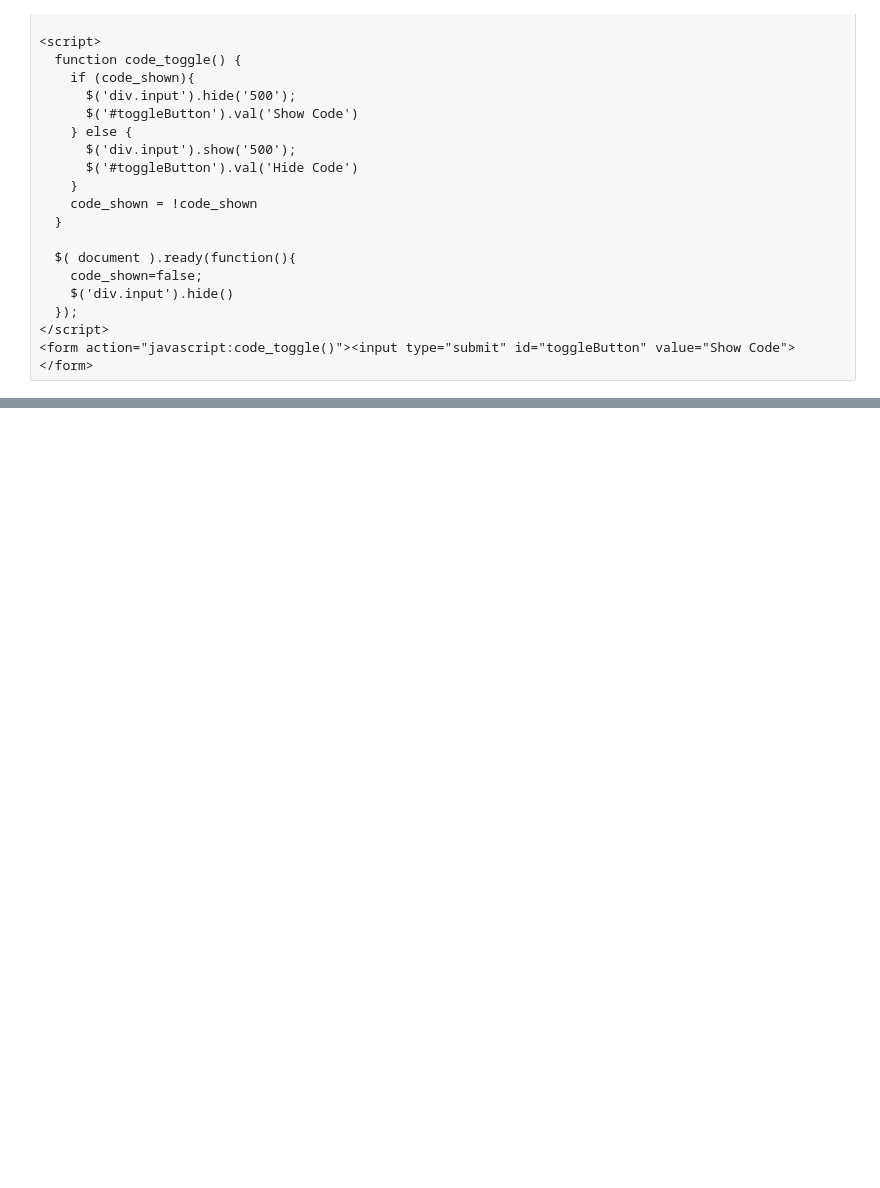
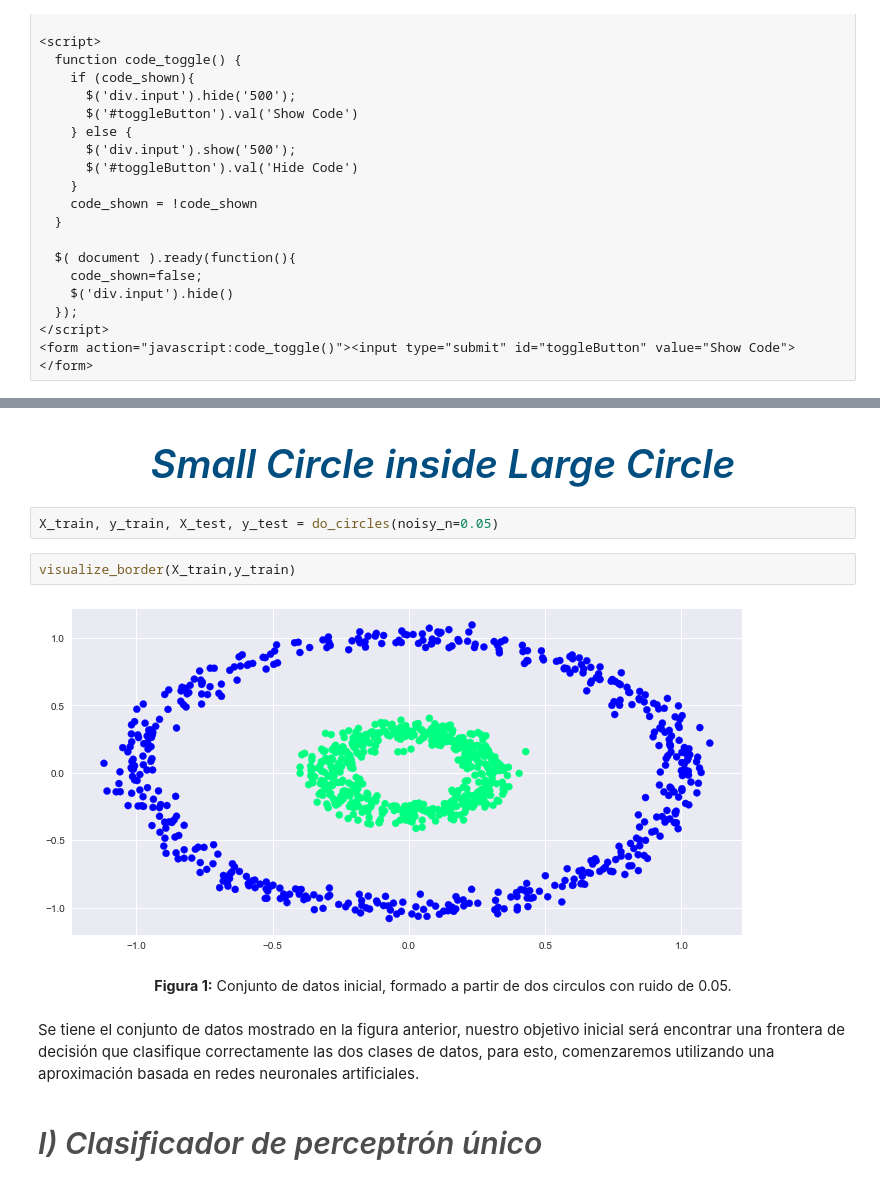
Before and after one commit to TattooeDeer/Tarea-3-ML, a Jupyter notebook: Tarea 3.ipynb, the cells around one changed output, grey strips where cells are left out. Saved outputs shown, nothing was run; the diff lists cells and outputs as text; blank space fills up the shorter version.

```diff
--- a/Tarea 3.ipynb
+++ b/Tarea 3.ipynb
@@ -55,0 +168,14 @@ Using TensorFlow backend.
+# %% [markdown]
+<i><h2 style="font-family:serif;font-size:260%; text-align:center;color:#004d80"> Small Circle inside Large Circle</h2></i>
+# %%
+X_train, y_train, X_test, y_test = do_circles(noisy_n=0.05)
+# %%
+visualize_border(X_train,y_train)
+# %% [output]
+[figure, added]
+# %% [markdown]
+<p style="text-align:center;font-size:95%"><b>Figura 1:</b> Conjunto de datos inicial, formado a partir de dos circulos con ruido de 0.05.</p>
+# %% [markdown]
+Se tiene el conjunto de datos mostrado en la figura anterior, nuestro objetivo inicial será encontrar una frontera de decisión que clasifique correctamente las dos clases de datos, para esto, comenzaremos utilizando una aproximación basada en redes neuronales artificiales.
+# %% [markdown]
+<i><h3 style="font-family:serif;font-size:200%; text-align:left;color:#4d4d4d"> I) Clasificador de perceptrón único</h3></i>
```
Also changed, not shown: parts of 37 cells of this notebook, 2 other files.
